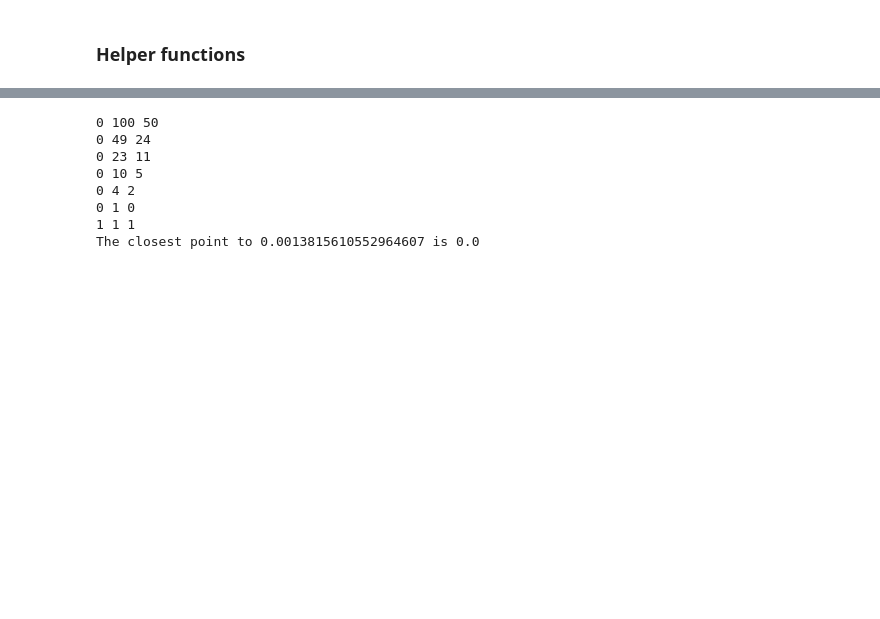
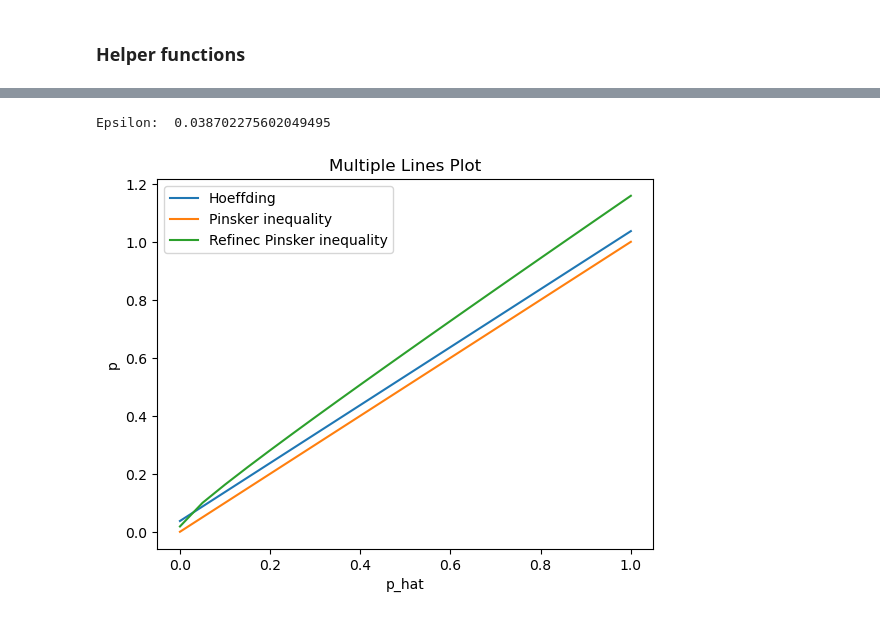
Before and after one commit to Husted42/machineLearning, a Jupyter notebook: bounds2.0.ipynb, the cells around one changed output, grey strips where cells are left out. Drawn from its saved outputs; the diff is of its cells as text; code cells hidden in the pictures; blank space fills up the shorter version.

```diff
--- a/bounds2.0.ipynb
+++ b/bounds2.0.ipynb
@@ -49,18 +49,25 @@ def hoeffding():
         values.append(i)
     return values
 
-def kl_inequality(data):
-    epsilon = math.log((n+1)/delta)/n
-    kl_inv = closest_point_binary_search(data, epsilon)
-    print(kl_inv)
+def pinkser(x):
+    a = (math.log((x+1)/delta)) / (2*n)
+    return x + a
+
+def pinsker_inequality(data):
     values = []
     for i in data:
-        if i < kl_inv:
-            i = epsilon
-        else:
-            i = i + epsilon
+        i = pinkser(i)
         values.append(i)
-    print(epsilon)
     return values
 
-kl_inequality(prob)
+def refined_pinkser(x):
+    a = math.sqrt(  ( 2 * x * math.log((n+1) / delta ) )/(n)  )
+    b = ( 2 * math.log((n+1)/delta)) / (n)
+    return x + a + b
+
+def refined_pinsker_inequality(data):
+    values = []
+    for i in data:
+        i = refined_pinkser(i)
+        values.append(i)
+    return values
@@ -152,18 +76,16 @@ plt.show()
-# %%
-
-
-# Example usage:
-points = max_list
-target_value = math.log((n+1)/delta)/n
-
-closest = closest_point_binary_search(points, target_value)
-print(f"The closest point to {target_value} is {closest}")
-# %% [output]
-0 100 50
-0 49 24
-0 23 11
-0 10 5
-0 4 2
-0 1 0
-1 1 1
-The closest point to 0.0013815610552964607 is 0.0
+# %%
+# Plotting the data
+plt.plot(prob, hoeffding(), label='Hoeffding')
+plt.plot(prob, pinsker_inequality(prob), label='Pinsker inequality')
+plt.plot(prob, refined_pinsker_inequality(prob), label='Refinec Pinsker inequality')
+
+# Adding labels and title
+plt.xlabel('p_hat')
+plt.ylabel('p')
+plt.title('Multiple Lines Plot')
+plt.legend()
+
+plt.show()
+# %% [output]
+Epsilon:  0.038702275602049495
+[figure, added]
```
Also changed, not shown: parts of 8 cells of this notebook, 1 other file.
